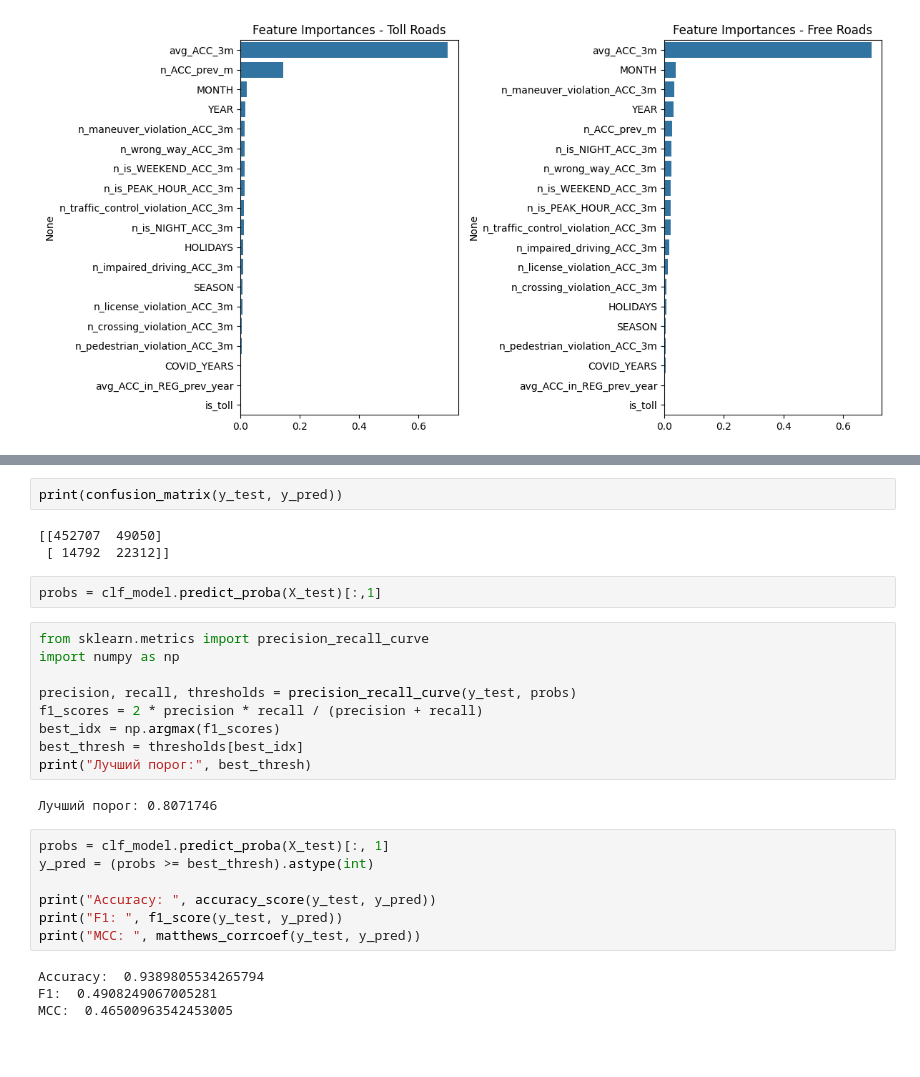
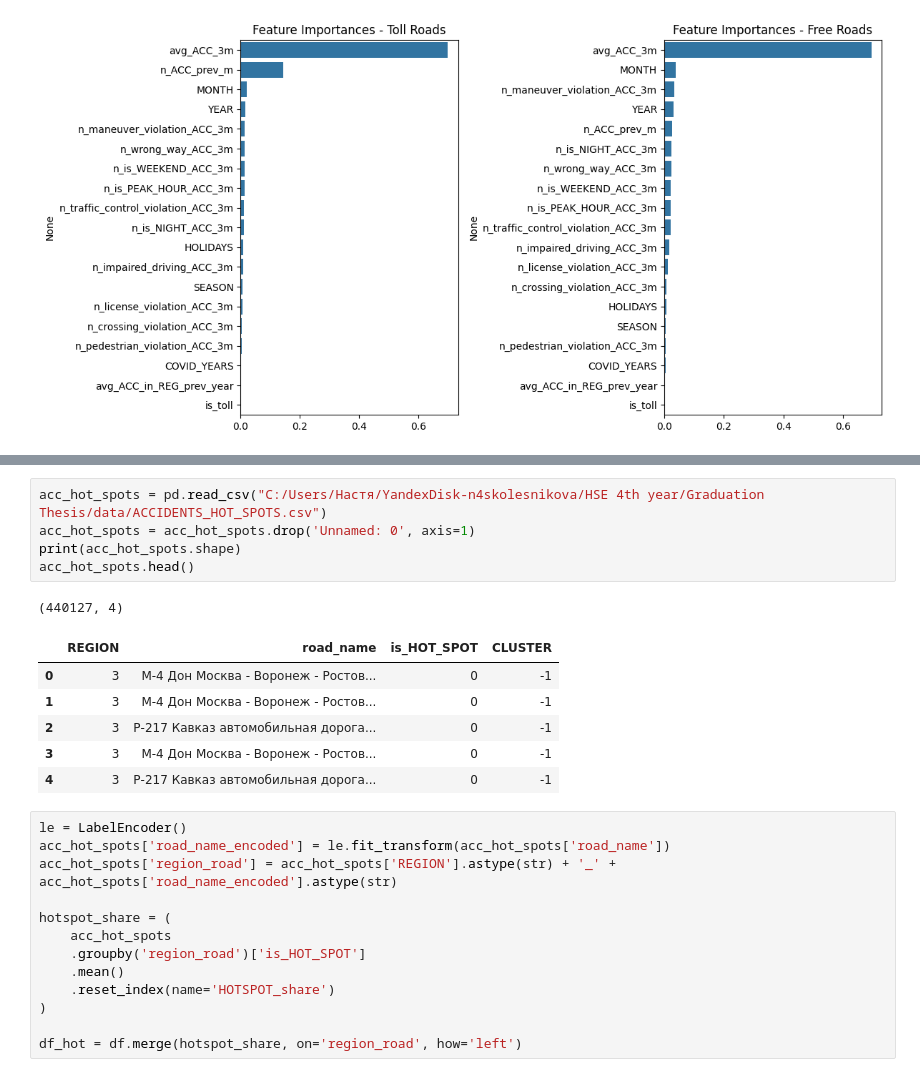
Before and after one commit to NastyaWheel/thesis, a Jupyter notebook: frequency/frequency_hypotheses.ipynb, the cells around one changed output, grey strips where cells are left out. Drawn from its saved outputs; the diff is of its cells as text; blank space fills up the shorter version.

```diff
--- a/frequency/frequency_hypotheses.ipynb
+++ b/frequency/frequency_hypotheses.ipynb
@@ -917,29 +796,26 @@ MCC:  0.37618542717968395
-# %%
-print(confusion_matrix(y_test, y_pred))
-# %% [output]
-[[452707  49050]
- [ 14792  22312]]
-# %%
-probs = clf_model.predict_proba(X_test)[:,1]
-# %%
-from sklearn.metrics import precision_recall_curve
-import numpy as np
-
-precision, recall, thresholds = precision_recall_curve(y_test, probs)
-f1_scores = 2 * precision * recall / (precision + recall)
-best_idx = np.argmax(f1_scores)
-best_thresh = thresholds[best_idx]
-print("Лучший порог:", best_thresh)
-# %% [output]
-Лучший порог: 0.8071746
-# %%
-probs = clf_model.predict_proba(X_test)[:, 1]
-y_pred = (probs >= best_thresh).astype(int)
-
-print("Accuracy: ", accuracy_score(y_test, y_pred))
-print("F1: ", f1_score(y_test, y_pred))
-print("MCC: ", matthews_corrcoef(y_test, y_pred))
-# %% [output]
-Accuracy:  0.9389805534265794
-F1:  0.4908249067005281
-MCC:  0.46500963542453005
+# %%
+acc_hot_spots = pd.read_csv("C:/Users/Настя/YandexDisk-n4skolesnikova/HSE 4th year/Graduation Thesis/data/ACCIDENTS_HOT_SPOTS.csv")
+acc_hot_spots = acc_hot_spots.drop('Unnamed: 0', axis=1)
+print(acc_hot_spots.shape)
+acc_hot_spots.head()
+# %% [output]
+(440127, 4)
+|  | REGION | road_name | is_HOT_SPOT | CLUSTER |
+| 0 | 3 | М-4 Дон Москва - Воронеж - Ростов... | 0 | -1 |
+| 1 | 3 | М-4 Дон Москва - Воронеж - Ростов... | 0 | -1 |
+| 2 | 3 | Р-217 Кавказ автомобильная дорога... | 0 | -1 |
+| 3 | 3 | М-4 Дон Москва - Воронеж - Ростов... | 0 | -1 |
+| 4 | 3 | Р-217 Кавказ автомобильная дорога... | 0 | -1 |
+# %%
+le = LabelEncoder()
+acc_hot_spots['road_name_encoded'] = le.fit_transform(acc_hot_spots['road_name'])
+acc_hot_spots['region_road'] = acc_hot_spots['REGION'].astype(str) + '_' + acc_hot_spots['road_name_encoded'].astype(str)
+
+hotspot_share = (
+    acc_hot_spots
+    .groupby('region_road')['is_HOT_SPOT']
+    .mean()
+    .reset_index(name='HOTSPOT_share')
+)
+
+df_hot = df.merge(hotspot_share, on='region_road', how='left')
```
Also changed, not shown: parts of 61 cells of this notebook, 1 other file.
